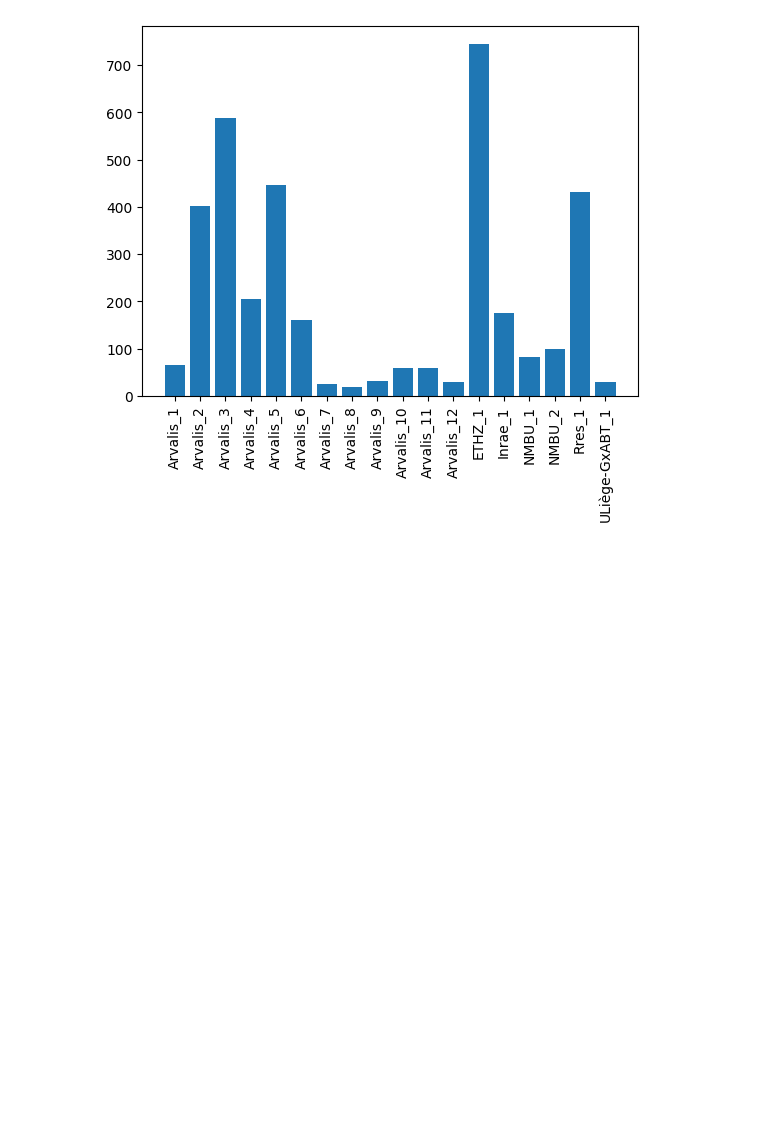
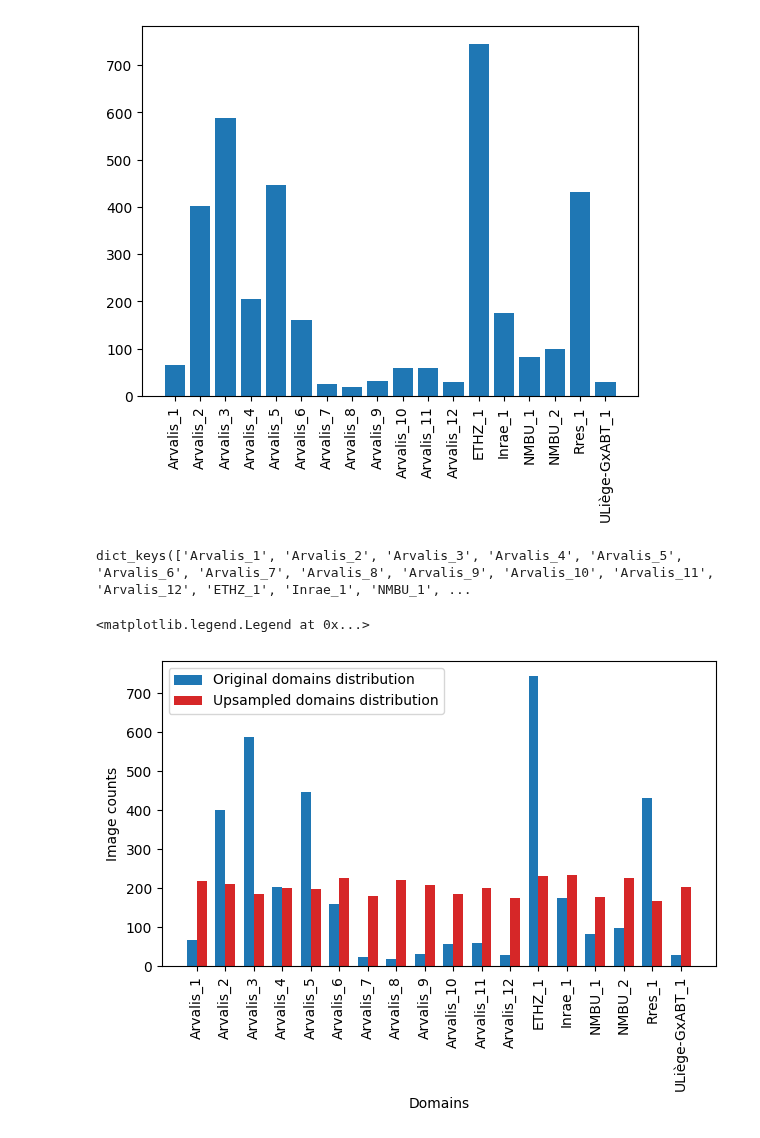
Before and after one commit to JakubSzukala/jszukala-masters-degree-proj, a Jupyter notebook: upsampling.ipynb, the cells around one changed output. Drawn from its saved outputs; the diff is of its cells as text; code cells hidden in the pictures; blank space fills up the shorter version.

Commit message:
Plots beautification

```diff
--- a/upsampling.ipynb
+++ b/upsampling.ipynb
@@ -179,6 +181,25 @@ print(np.sum(list(domain_counts_original.values())))
 3648
 3648
 [figure]
+# %%
+x = np.arange(len(domain_counts_original.keys()))
+print(domain_counts_original.keys())
+bar_width = 0.35
+
+fig, ax1 = plt.subplots()
+ax1.bar(x - bar_width/2, domain_counts_original.values(), bar_width, label='Original domains distribution', color="tab:blue")
+ax1.set_ylabel('Image counts')
+ax1.set_xlabel('Domains')
+ax1.set_xticks(x)
+ax1.set_xticklabels(domain_counts_original.keys(), rotation=90)
+
+ax1.bar(x + bar_width/2, domain_counts_upsampled.values(), bar_width, label='Upsampled domains distribution', color='tab:red')
+fig.tight_layout()
+ax1.legend()
+# %% [output]
+dict_keys(['Arvalis_1', 'Arvalis_2', 'Arvalis_3', 'Arvalis_4', 'Arvalis_5', 'Arvalis_6', 'Arvalis_7', 'Arvalis_8', 'Arvalis_9', 'Arvalis_10', 'Arvalis_11', 'Arvalis_12', 'ETHZ_1', 'Inrae_1', 'NMBU_1', ...
+<matplotlib.legend.Legend at 0x...>
+[figure, added]
 # %%
 from collections import Counter
 
```
Also changed, not shown: parts of 4 cells of this notebook.
